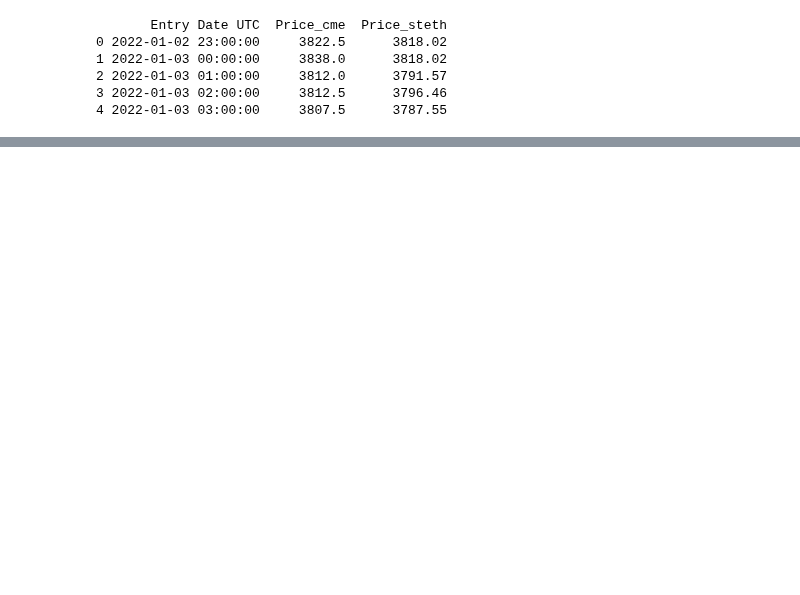
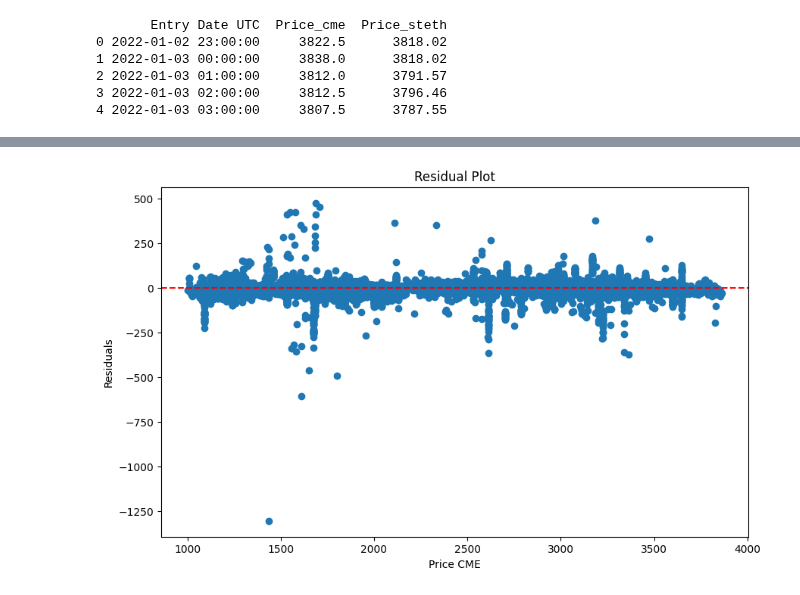
Before and after one commit to sjuanati/DataSciLabs, a Jupyter notebook: projects/cme/src/regression.ipynb, the cells around one changed output, grey strips where cells are left out. Cells and saved outputs as stored; diff of their text form; code cells hidden in the pictures; blank space fills up the shorter version.

```diff
--- a/projects/cme/src/regression.ipynb
+++ b/projects/cme/src/regression.ipynb
@@ -46,0 +72,17 @@ plt.show()
+# %%
+''' Residual Plot (the closer to zero, the better)'''
+
+# Calculate predictions and residuals
+predictions = model.predict(filtered_dataset[['Price_cme']])
+residuals = filtered_dataset['Price_steth'] - predictions
+
+# Plot residuals
+plt.figure(figsize=(10, 6))
+plt.scatter(filtered_dataset['Price_cme'], residuals)
+plt.axhline(y=0, color='red', linestyle='--')
+plt.title('Residual Plot')
+plt.xlabel('Price CME')
+plt.ylabel('Residuals')
+plt.show()
+# %% [output]
+[figure, added]
```
Also changed, not shown: parts of 3 cells of this notebook.
